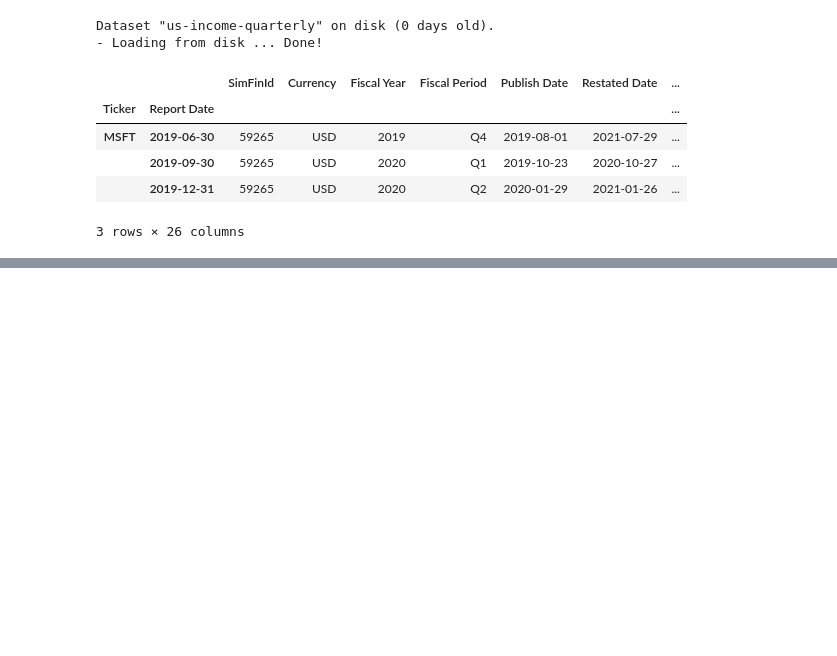
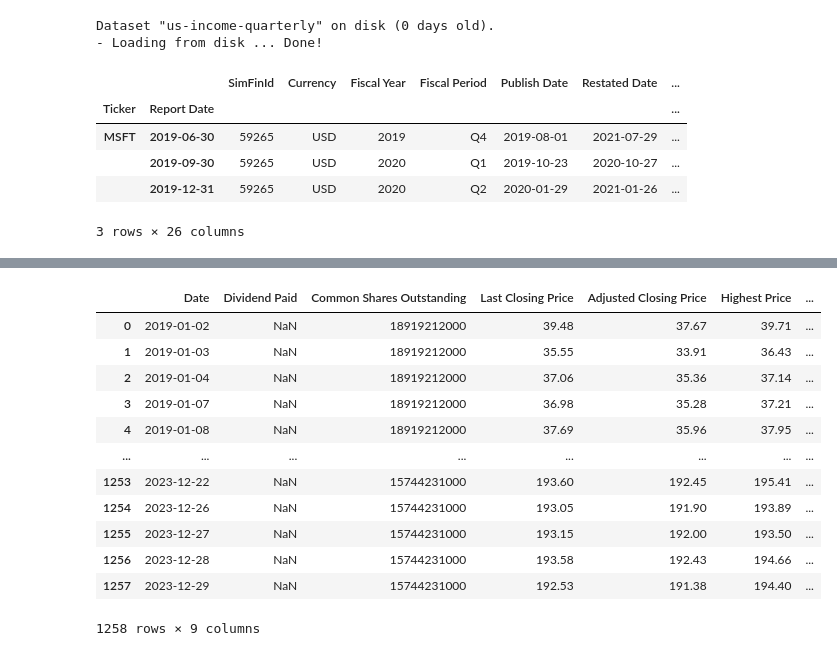
Before and after one commit to sajodajo/FinIDX-G4, a Jupyter notebook: EDA.ipynb, the cells around one changed output, grey strips where cells are left out. Saved outputs shown, nothing was run; the diff lists cells and outputs as text; code cells hidden in the pictures; blank space fills up the shorter version.

```diff
--- a/EDA.ipynb
+++ b/EDA.ipynb
@@ -504,0 +474,36 @@ psf
+# %%
+import requests
+from dotenv import load_dotenv
+import os
+
+def getStockPrices(ticker, start_date, end_date):
+    load_dotenv()
+    API_KEY = os.getenv('API_KEY')
+
+    url = f"https://backend.simfin.com/api/v3/companies/prices/compact?ticker={ticker}&start={start_date}&end={end_date}"
+
+    headers = {
+        "accept": "application/json",
+        "Authorization": API_KEY
+    }
+
+    response = requests.get(url, headers=headers).json()
+
+    return pd.DataFrame(response[0]['data'], columns=response[0]['columns'])
+    #return pd.DataFrame(response)
+
+getStockPrices('AAPL', '2019-01-01', '2024-01-01')
+# %% [output]
+|  | Date | Dividend Paid | Common Shares Outstanding | Last Closing Price | Adjusted Closing Price | Highest Price | ... |
+| 0 | 2019-01-02 | NaN | 18919212000 | 39.48 | 37.67 | 39.71 | ... |
+| 1 | 2019-01-03 | NaN | 18919212000 | 35.55 | 33.91 | 36.43 | ... |
+| 2 | 2019-01-04 | NaN | 18919212000 | 37.06 | 35.36 | 37.14 | ... |
+| 3 | 2019-01-07 | NaN | 18919212000 | 36.98 | 35.28 | 37.21 | ... |
+| 4 | 2019-01-08 | NaN | 18919212000 | 37.69 | 35.96 | 37.95 | ... |
+| ... | ... | ... | ... | ... | ... | ... | ... |
+| 1253 | 2023-12-22 | NaN | 15744231000 | 193.60 | 192.45 | 195.41 | ... |
+| 1254 | 2023-12-26 | NaN | 15744231000 | 193.05 | 191.90 | 193.89 | ... |
+| 1255 | 2023-12-27 | NaN | 15744231000 | 193.15 | 192.00 | 193.50 | ... |
+| 1256 | 2023-12-28 | NaN | 15744231000 | 193.58 | 192.43 | 194.66 | ... |
+| 1257 | 2023-12-29 | NaN | 15744231000 | 192.53 | 191.38 | 194.40 | ... |
+1258 rows × 9 columns
```
Also changed, not shown: parts of 11 cells of this notebook, 4 other files.
